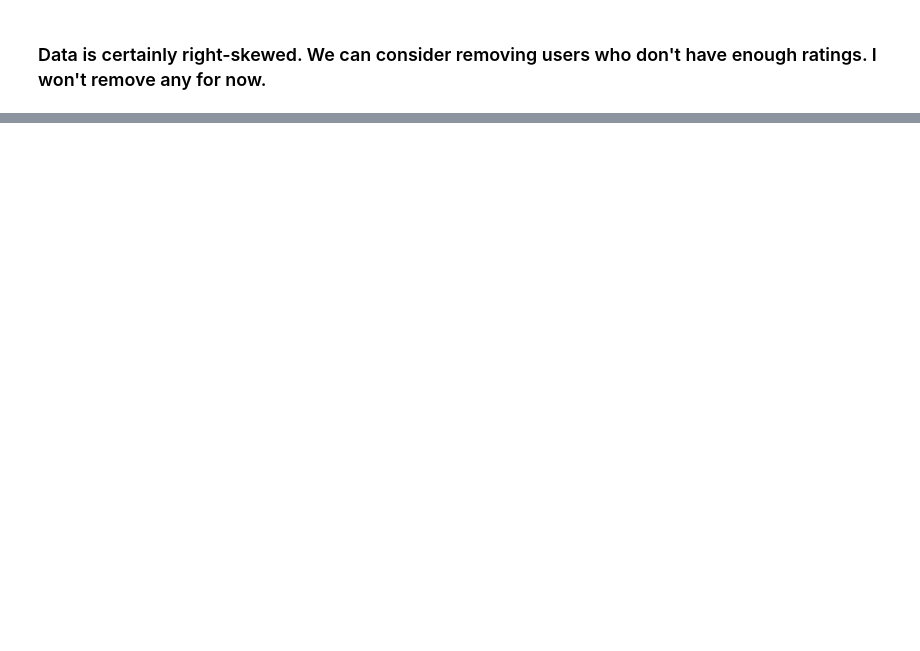
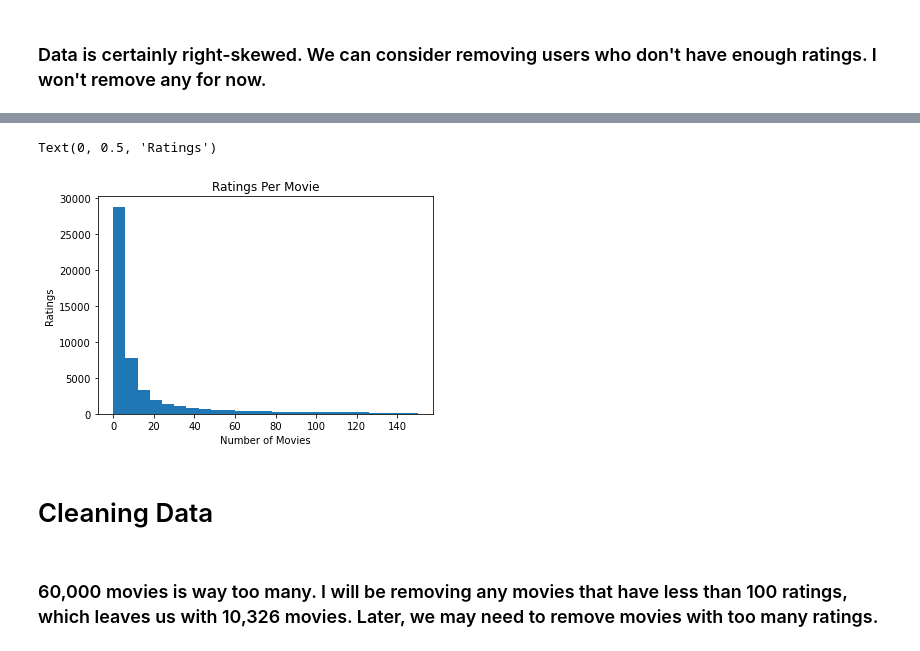
Before and after one commit to rishiso/fa22-recommendation, a Jupyter notebook: Data Preprocessing.ipynb, the cells around one changed output, grey strips where cells are left out. Cells and saved outputs as stored; diff of their text form; code cells hidden in the pictures; blank space fills up the shorter version.

```diff
--- a/Data Preprocessing.ipynb
+++ b/Data Preprocessing.ipynb
@@ -85,0 +89,2 @@ Text(0.5, 1.0, 'Users vs Movies Rated')
+# %%
+numUsers = df.shape[0]
@@ -85,0 +95,2 @@ Text(0.5, 1.0, 'Users vs Movies Rated')
+# %%
+ratingsPerMovie = numUsers - df.isna().sum(axis=0)
@@ -85,0 +109,12 @@ Text(0.5, 1.0, 'Users vs Movies Rated')
+# %%
+plt.hist(ratingsPerMovie, bins=25, range=(0, 150))
+plt.title("Ratings Per Movie")
+plt.xlabel("Number of Movies")
+plt.ylabel("Ratings")
+# %% [output]
+Text(0, 0.5, 'Ratings')
+[figure, added]
+# %% [markdown]
+# Cleaning Data
+# %% [markdown]
+### 60,000 movies is way too many. I will be removing any movies that have less than 100 ratings, which leaves us with 10,326 movies. Later, we may need to remove movies with too many ratings.
```
Also changed, not shown: parts of 17 cells of this notebook.
